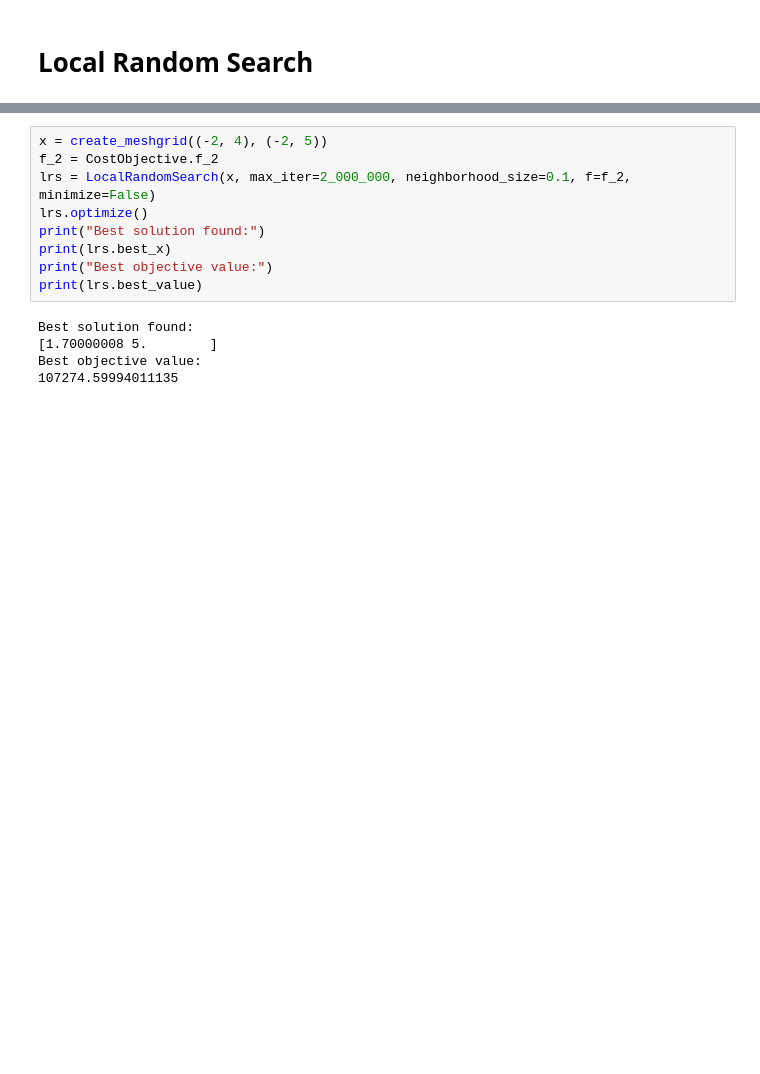
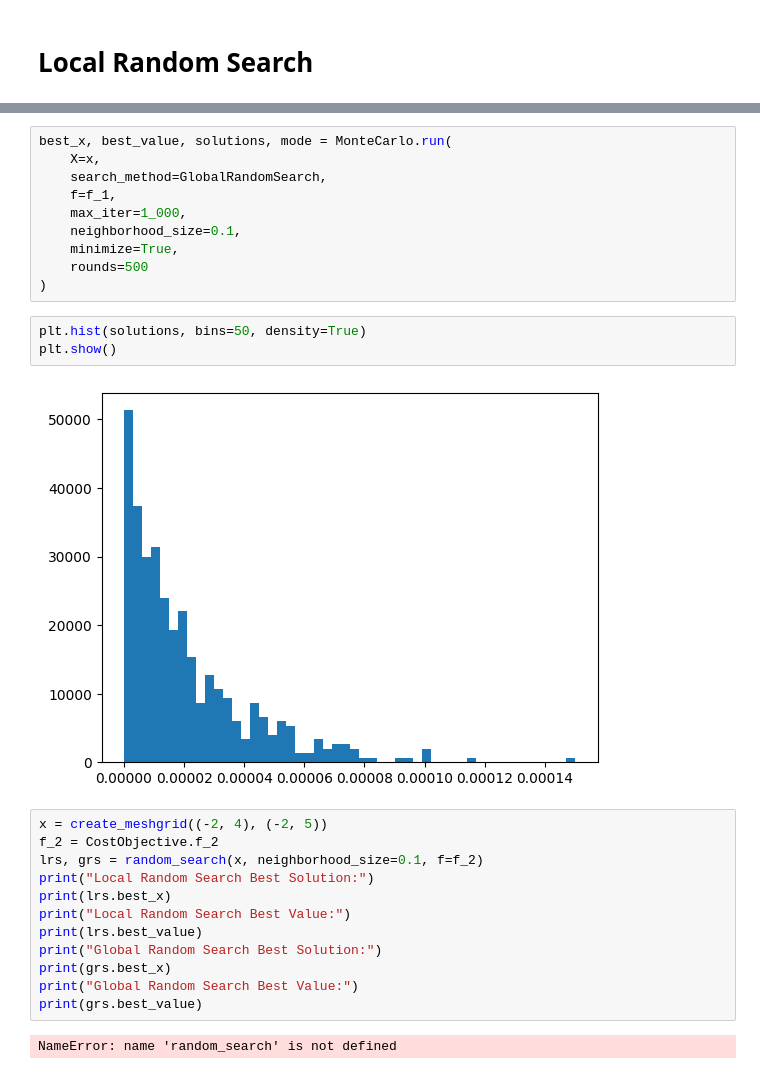
Before and after one commit to rafaelsalb/ia-av3, a Jupyter notebook: solutions.ipynb, the cells around one changed output, grey strips where cells are left out. Drawn from its saved outputs; the diff is of its cells as text; blank space fills up the shorter version.

```diff
--- a/solutions.ipynb
+++ b/solutions.ipynb
@@ -24,17 +69,32 @@ Best objective value:
+# %%
+best_x, best_value, solutions, mode = MonteCarlo.run(
+    X=x,
+    search_method=GlobalRandomSearch,
+    f=f_1,
+    max_iter=1_000,
+    neighborhood_size=0.1,
+    minimize=True,
+    rounds=500
+)
+# %%
+plt.hist(solutions, bins=50, density=True)
+plt.show()
+# %% [output]
+[figure, added]
 # %%
 x = create_meshgrid((-2, 4), (-2, 5))
 f_2 = CostObjective.f_2
-lrs = LocalRandomSearch(x, max_iter=2_000_000, neighborhood_size=0.1, f=f_2, minimize=False)
-lrs.optimize()
-print("Best solution found:")
+lrs, grs = random_search(x, neighborhood_size=0.1, f=f_2)
+print("Local Random Search Best Solution:")
 print(lrs.best_x)
-print("Best objective value:")
+print("Local Random Search Best Value:")
 print(lrs.best_value)
+print("Global Random Search Best Solution:")
+print(grs.best_x)
+print("Global Random Search Best Value:")
+print(grs.best_value)
 # %% [output]
-Best solution found:
-[1.70000008 5.        ]
-Best objective value:
-107274.59994011135
+NameError: name 'random_search' is not defined
 # %%
 x = create_meshgrid((-8, 8))
 f_3 = CostObjective.f_3
```
Also changed, not shown: parts of 20 cells of this notebook, 8 other files.
